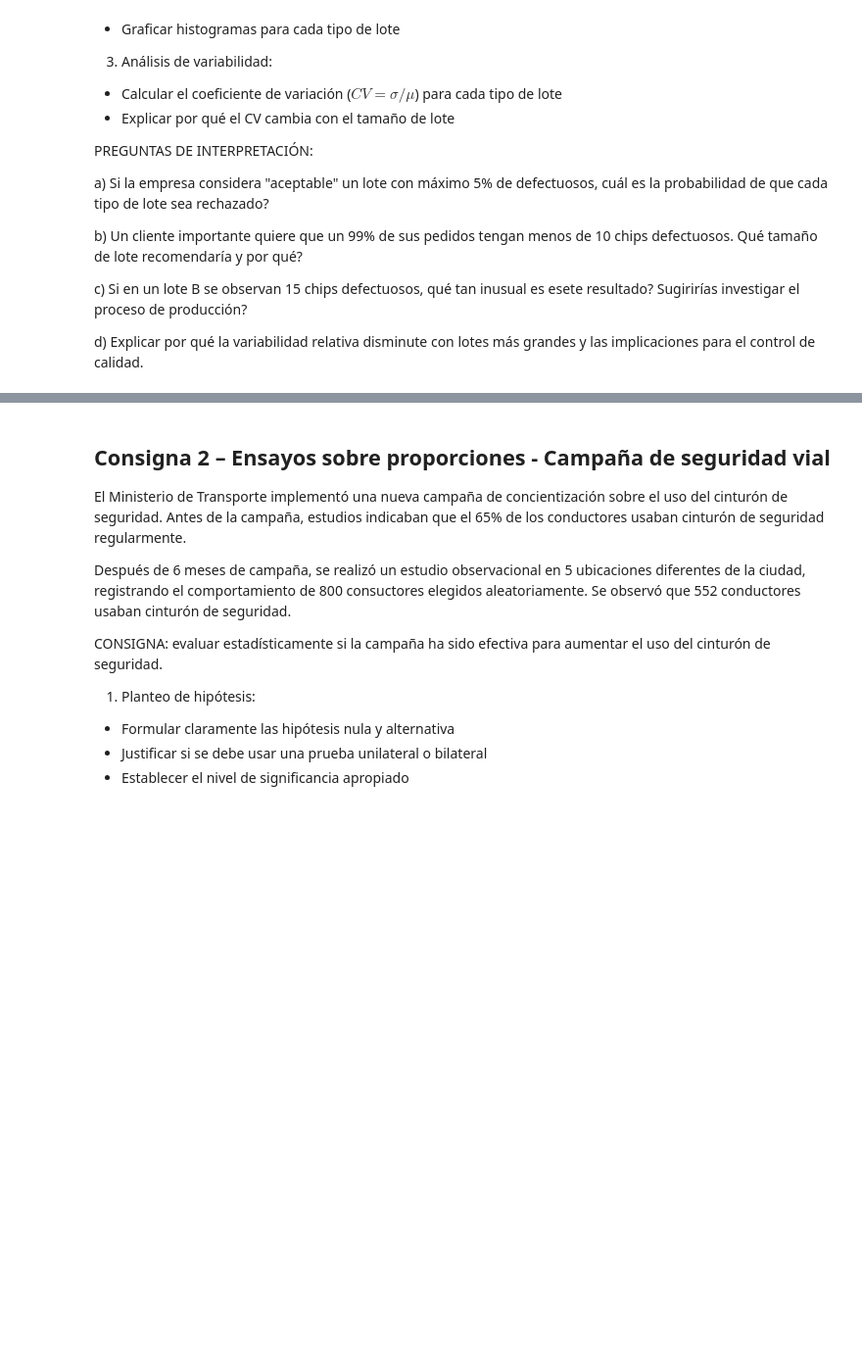
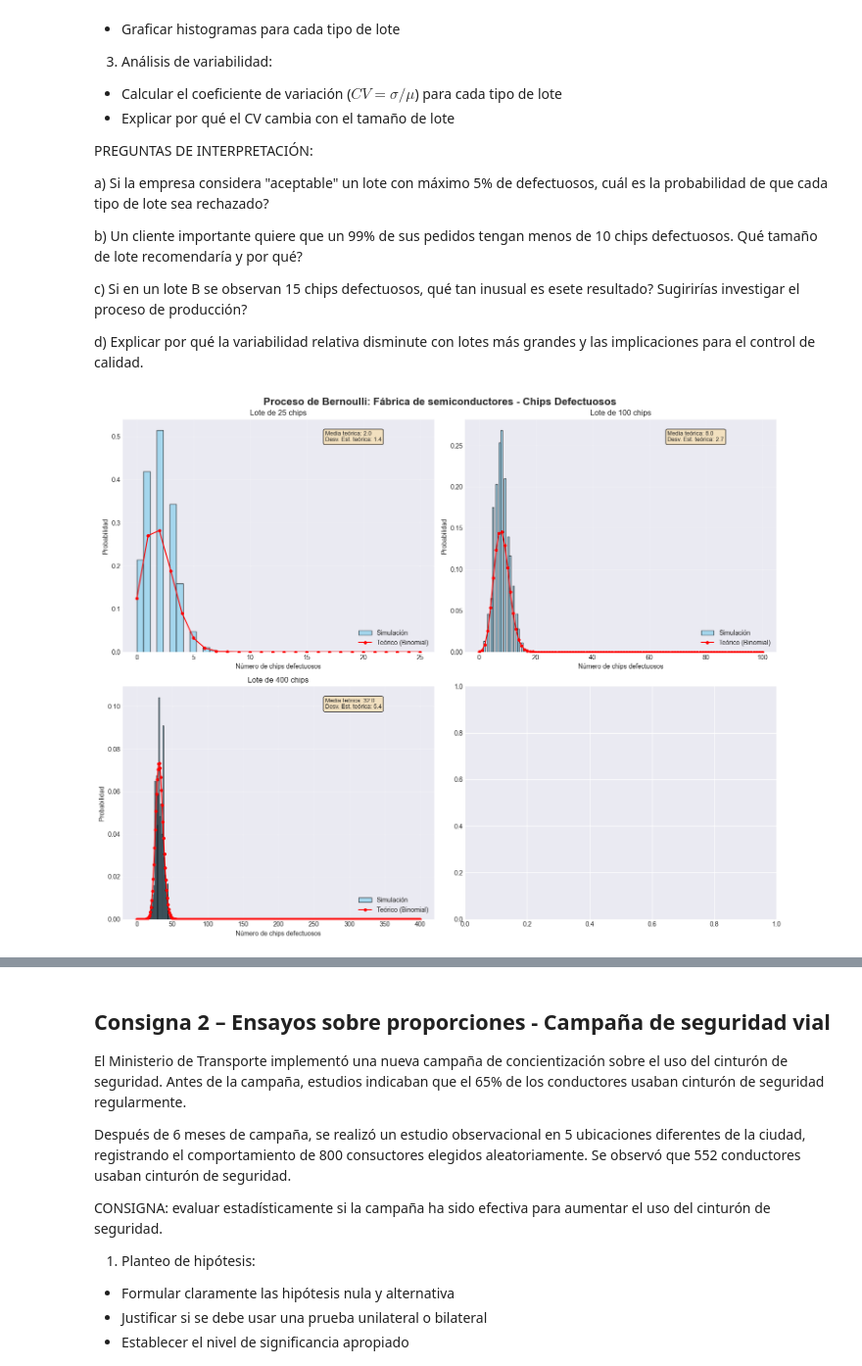
Before and after one commit to VillanuevaMateo/TP-MS_TP2A_Ensayos-de-Hip-tesis_Medias_R1, a Jupyter notebook: MS_TP3_Inferencia_sobre_proporciones_y_Control_de_Calidad.ipynb, the cells around one changed output, grey strips where cells are left out. Shown: that part at 98% size. Cells and saved outputs as stored; diff of their text form; code cells hidden in the pictures; blank space fills up the shorter version.

```diff
--- a/MS_TP3_Inferencia_sobre_proporciones_y_Control_de_Calidad.ipynb
+++ b/MS_TP3_Inferencia_sobre_proporciones_y_Control_de_Calidad.ipynb
@@ -608,3 +608,59 @@ b) Un cliente importante quiere que un 99% de sus pedidos tengan menos de 10 chi
 c) Si en un lote B se observan 15 chips defectuosos, qué tan inusual es esete resultado? Sugirirías investigar el proceso de producción?
 
 d) Explicar por qué la variabilidad relativa disminute con lotes más grandes y las implicaciones para el control de calidad.
+# %%
+# Parámetros del proceso de Bernoulli
+p_defecto = 0.08  # Probabilidad de chips defectuosos
+n_produccion = [25, 100, 400]  # Diferentes tamaños de lote
+# %%
+# Función para simular proceso de Bernoulli
+# Simula múltiples repeticiones de un proceso de Bernoulli
+def simular_bernoulli(n, p, num_simulaciones=1000):
+    """Simula un proceso de Bernoulli"""
+    resultados = []
+    for _ in range(num_simulaciones):
+        ensayos = np.random.binomial(1, p, n)  # se generan n ensayos de Bernoulli
+        exitos = np.sum(ensayos)
+        resultados.append(exitos)
+    return np.array(resultados)
+# %%
+# Análisis teórico vs simulación
+fig, axes = plt.subplots(2, 2, figsize=(15, 12))
+fig.suptitle('Proceso de Bernoulli: Fábrica de semiconductores - Chips Defectuosos', fontsize=16, fontweight='bold')
+
+for i, n in enumerate(n_produccion):
+    row, col = i // 2, i % 2
+    ax = axes[row, col]
+
+    # Simulación
+    # Llama a la función simular_bernoulli para obtener 1000 simulaciones
+    # Cada simulación cuenta éxitos en n ensayos con probabilidad p_defecto
+    simulacion = simular_bernoulli(n, p_defecto)
+
+    # Distribución teórica (Binomial)
+    x_teorico = np.arange(0, n + 1)
+    prob_teorica = binom.pmf(x_teorico, n, p_defecto)
+
+    # Gráfico
+    ax.hist(simulacion, bins=min(30, n//2), density=True, alpha=0.7,
+            color='skyblue', label='Simulación', edgecolor='black')
+    ax.plot(x_teorico, prob_teorica, 'ro-', label='Teórico (Binomial)', markersize=4)
+
+    ax.set_title(f'Lote de {n} chips')
+    ax.set_xlabel('Número de chips defectuosos')
+    ax.set_ylabel('Probabilidad')
+    ax.legend()
+    ax.grid(True, alpha=0.3)
+
+    # Estadísticas
+    media_teorica = n * p_defecto
+    varianza_teorica = n * p_defecto * (1 - p_defecto)
+
+    textstr = f'Media teórica: {media_teorica:.1f}\nDesv. Est. teórica: {np.sqrt(varianza_teorica):.1f}'
+    ax.text(0.65, 0.95, textstr, transform=ax.transAxes, fontsize=9,
+            verticalalignment='top', bbox=dict(boxstyle='round', facecolor='wheat', alpha=0.8))
+
+plt.tight_layout()
+plt.show()
+# %% [output]
+[figure, added]
```
Also changed, not shown: parts of 13 cells of this notebook.
